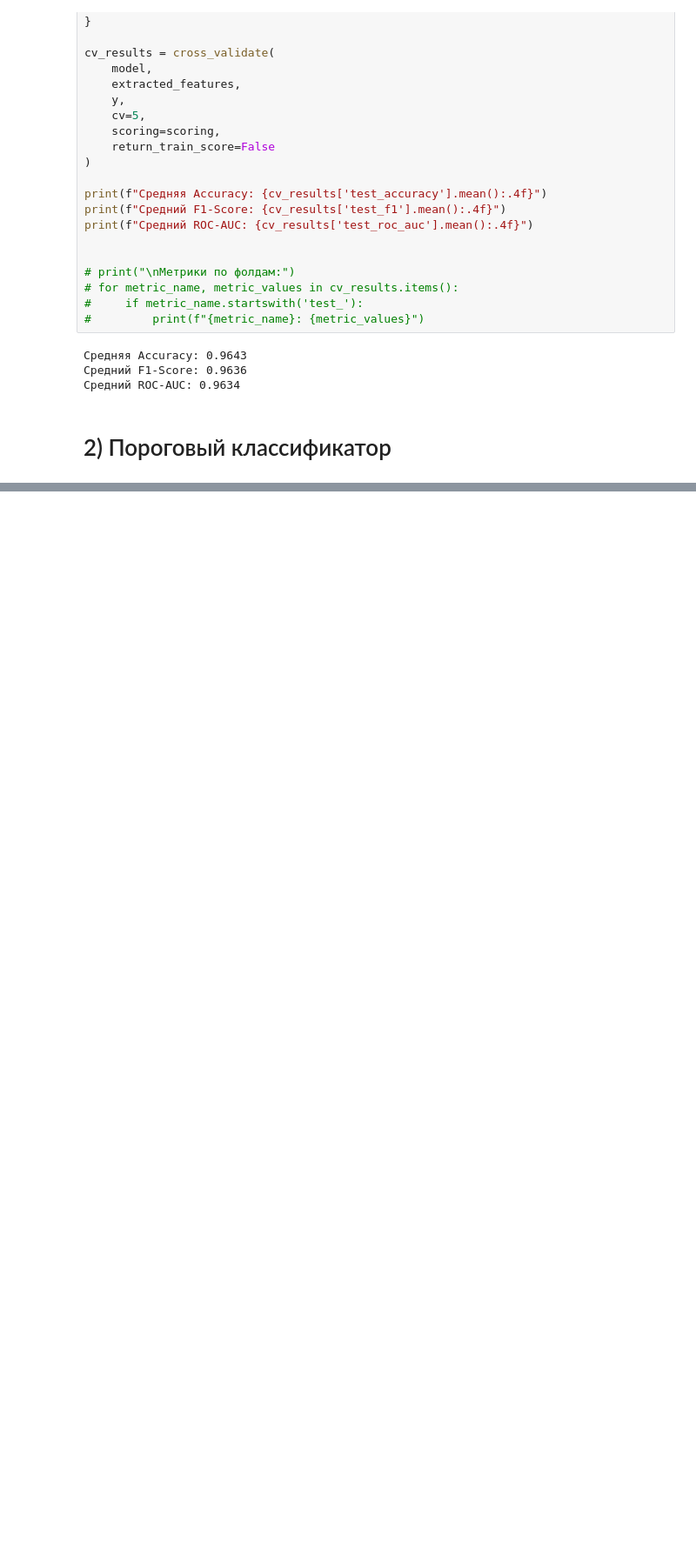
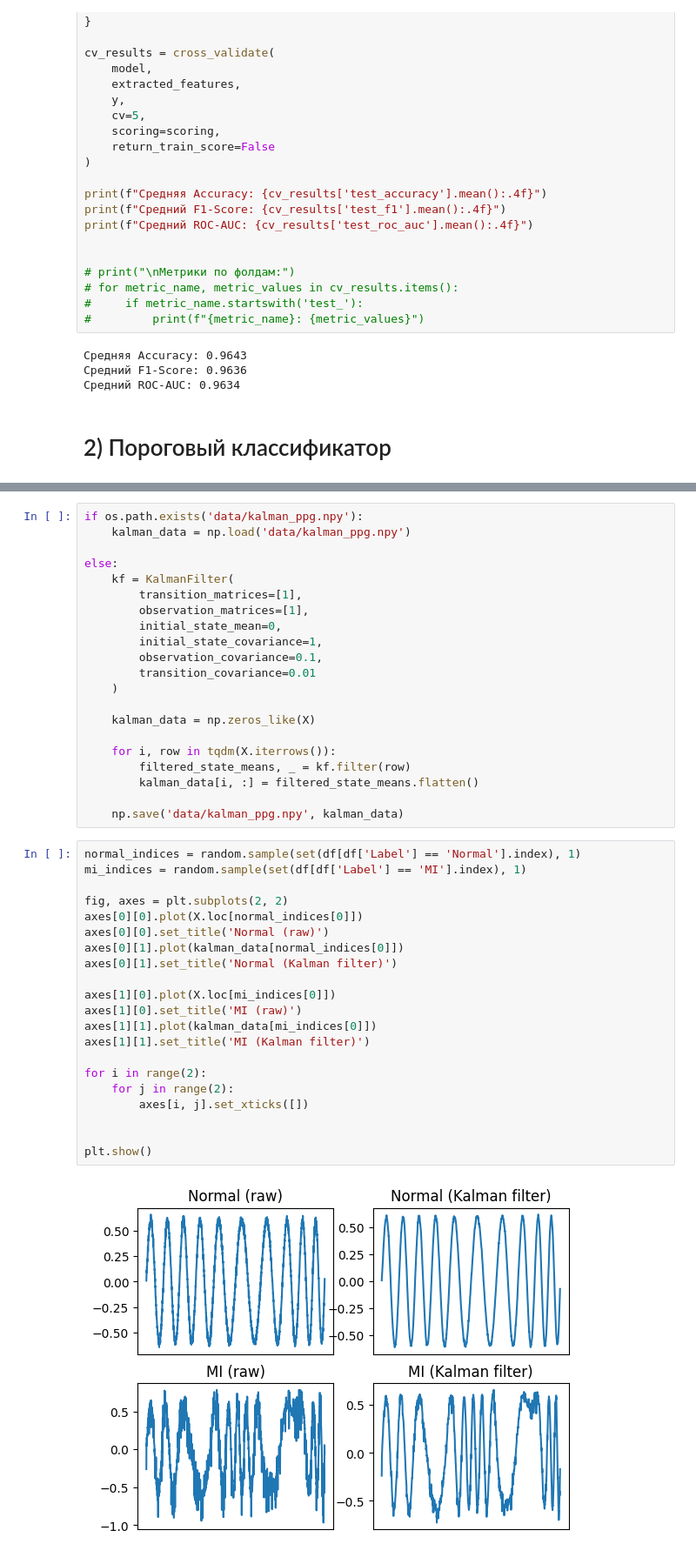
Before and after one commit to a13xbb/ml-tools-labs, a Jupyter notebook: lab4/main.ipynb, the cells around one changed output, grey strips where cells are left out. Shown: that part at 87% size. Cells and saved outputs as stored; diff of their text form; blank space fills up the shorter version.

```diff
--- a/lab4/main.ipynb
+++ b/lab4/main.ipynb
@@ -275,0 +233,44 @@ Text(0.5, 1.0, 'MI')
+# %%
+if os.path.exists('data/kalman_ppg.npy'):
+    kalman_data = np.load('data/kalman_ppg.npy')
+
+else:
+    kf = KalmanFilter(
+        transition_matrices=[1],
+        observation_matrices=[1],
+        initial_state_mean=0,
+        initial_state_covariance=1,
+        observation_covariance=0.1,
+        transition_covariance=0.01
+    )
+
+    kalman_data = np.zeros_like(X)
+
+    for i, row in tqdm(X.iterrows()):
+        filtered_state_means, _ = kf.filter(row)
+        kalman_data[i, :] = filtered_state_means.flatten()
+
+    np.save('data/kalman_ppg.npy', kalman_data)
+# %%
+normal_indices = random.sample(set(df[df['Label'] == 'Normal'].index), 1)
+mi_indices = random.sample(set(df[df['Label'] == 'MI'].index), 1)
+
+fig, axes = plt.subplots(2, 2)
+axes[0][0].plot(X.loc[normal_indices[0]])
+axes[0][0].set_title('Normal (raw)')
+axes[0][1].plot(kalman_data[normal_indices[0]])
+axes[0][1].set_title('Normal (Kalman filter)')
+
+axes[1][0].plot(X.loc[mi_indices[0]])
+axes[1][0].set_title('MI (raw)')
+axes[1][1].plot(kalman_data[mi_indices[0]])
+axes[1][1].set_title('MI (Kalman filter)')
+
+for i in range(2):
+    for j in range(2):
+        axes[i, j].set_xticks([])
+
+
+plt.show()
+# %% [output]
+[figure, added]
```
Also changed, not shown: parts of 33 cells of this notebook.
